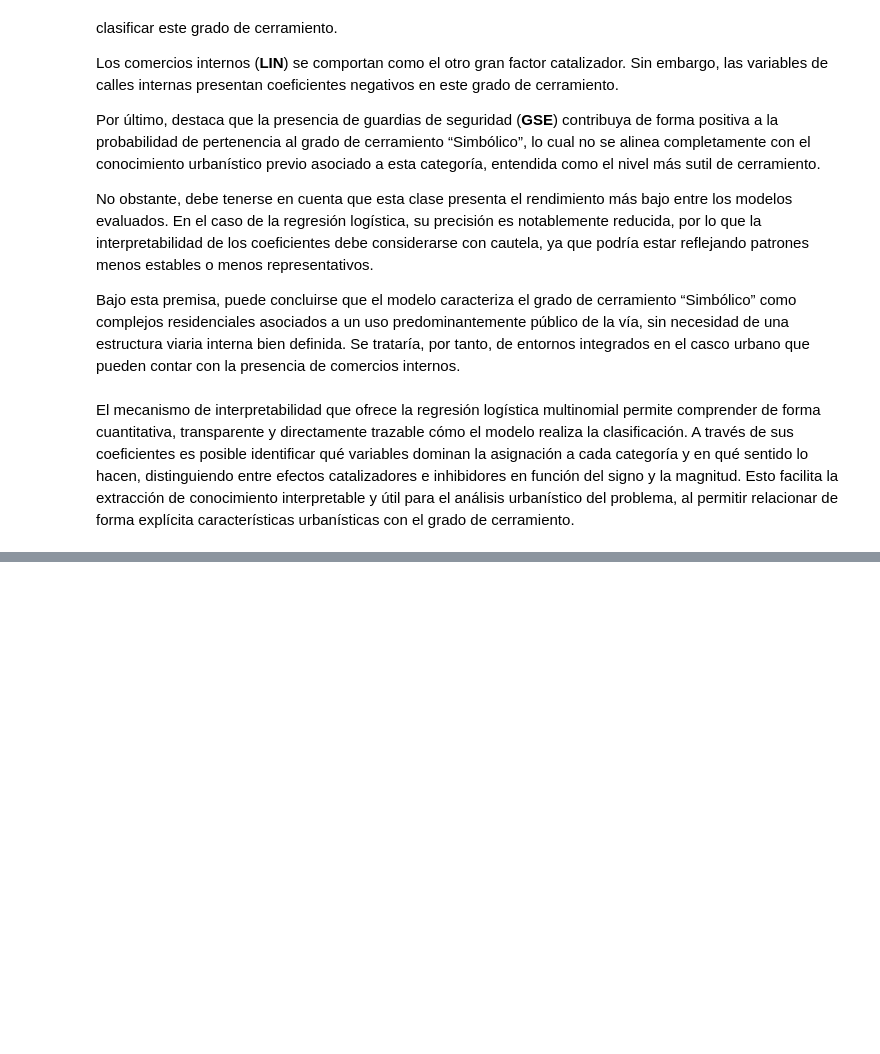
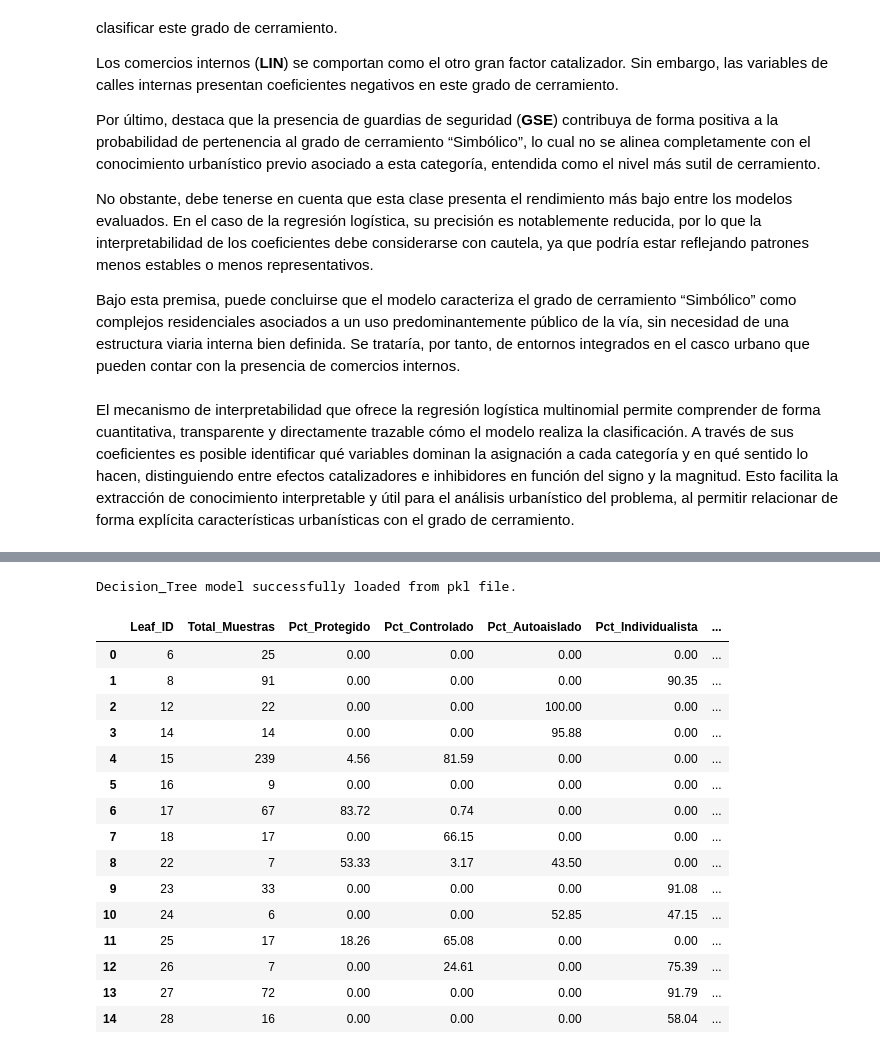
Before and after one commit to davidfernxndez/urban-residential-classification, a Jupyter notebook: notebooks/06_Interpretability_analysis.ipynb, the cells around one changed output, grey strips where cells are left out. Drawn from its saved outputs; the diff is of its cells as text; code cells hidden in the pictures; blank space fills up the shorter version.

```diff
--- a/notebooks/06_Interpretability_analysis.ipynb
+++ b/notebooks/06_Interpretability_analysis.ipynb
@@ -199,0 +262,21 @@ El mecanismo de interpretabilidad que ofrece la regresión logística multinomia
+# %%
+leaf_df = get_leaf_classes_distribution(cfg, DT_artifact_path)
+leaf_df
+# %% [output]
+Decision_Tree model successfully loaded from pkl file.
+|  | Leaf_ID | Total_Muestras | Pct_Protegido | Pct_Controlado | Pct_Autoaislado | Pct_Individualista | ... |
+| 0 | 6 | 25 | 0.00 | 0.00 | 0.00 | 0.00 | ... |
+| 1 | 8 | 91 | 0.00 | 0.00 | 0.00 | 90.35 | ... |
+| 2 | 12 | 22 | 0.00 | 0.00 | 100.00 | 0.00 | ... |
+| 3 | 14 | 14 | 0.00 | 0.00 | 95.88 | 0.00 | ... |
+| 4 | 15 | 239 | 4.56 | 81.59 | 0.00 | 0.00 | ... |
+| 5 | 16 | 9 | 0.00 | 0.00 | 0.00 | 0.00 | ... |
+| 6 | 17 | 67 | 83.72 | 0.74 | 0.00 | 0.00 | ... |
+| 7 | 18 | 17 | 0.00 | 66.15 | 0.00 | 0.00 | ... |
+| 8 | 22 | 7 | 53.33 | 3.17 | 43.50 | 0.00 | ... |
+| 9 | 23 | 33 | 0.00 | 0.00 | 0.00 | 91.08 | ... |
+| 10 | 24 | 6 | 0.00 | 0.00 | 52.85 | 47.15 | ... |
+| 11 | 25 | 17 | 18.26 | 65.08 | 0.00 | 0.00 | ... |
+| 12 | 26 | 7 | 0.00 | 24.61 | 0.00 | 75.39 | ... |
+| 13 | 27 | 72 | 0.00 | 0.00 | 0.00 | 91.79 | ... |
+| 14 | 28 | 16 | 0.00 | 0.00 | 0.00 | 58.04 | ... |
```
Also changed, not shown: parts of 18 cells of this notebook, 11 other files.
